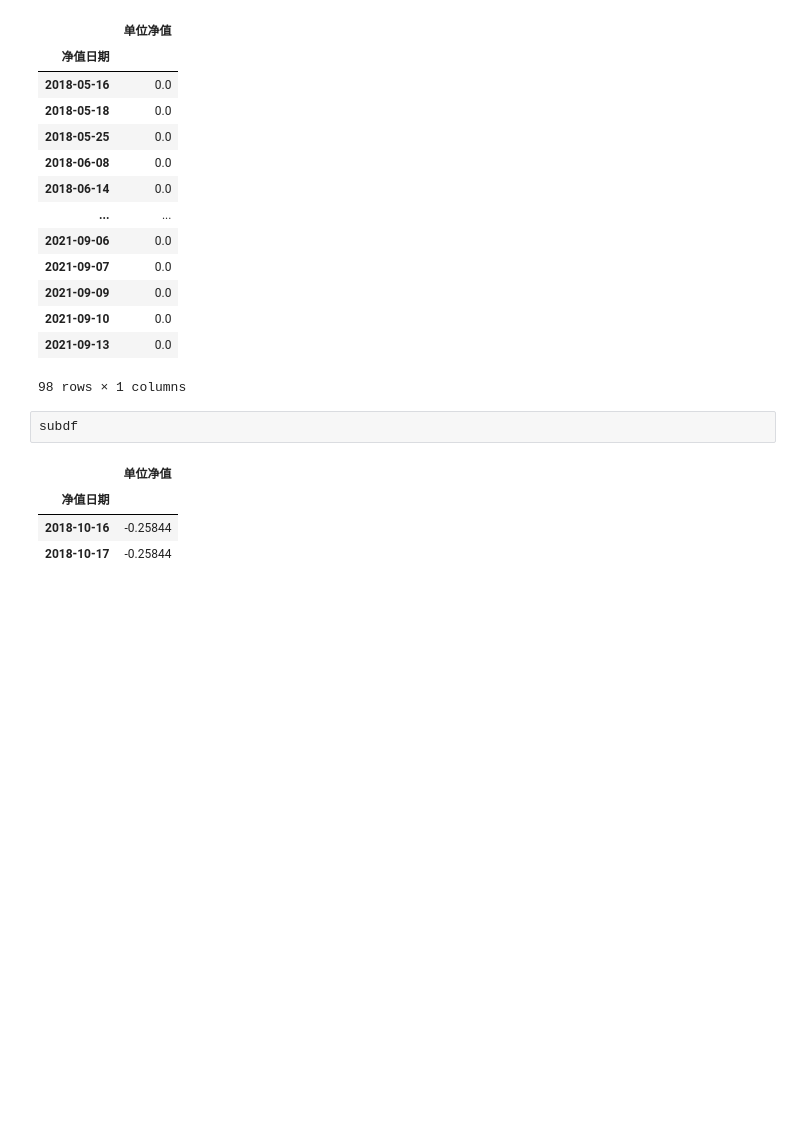
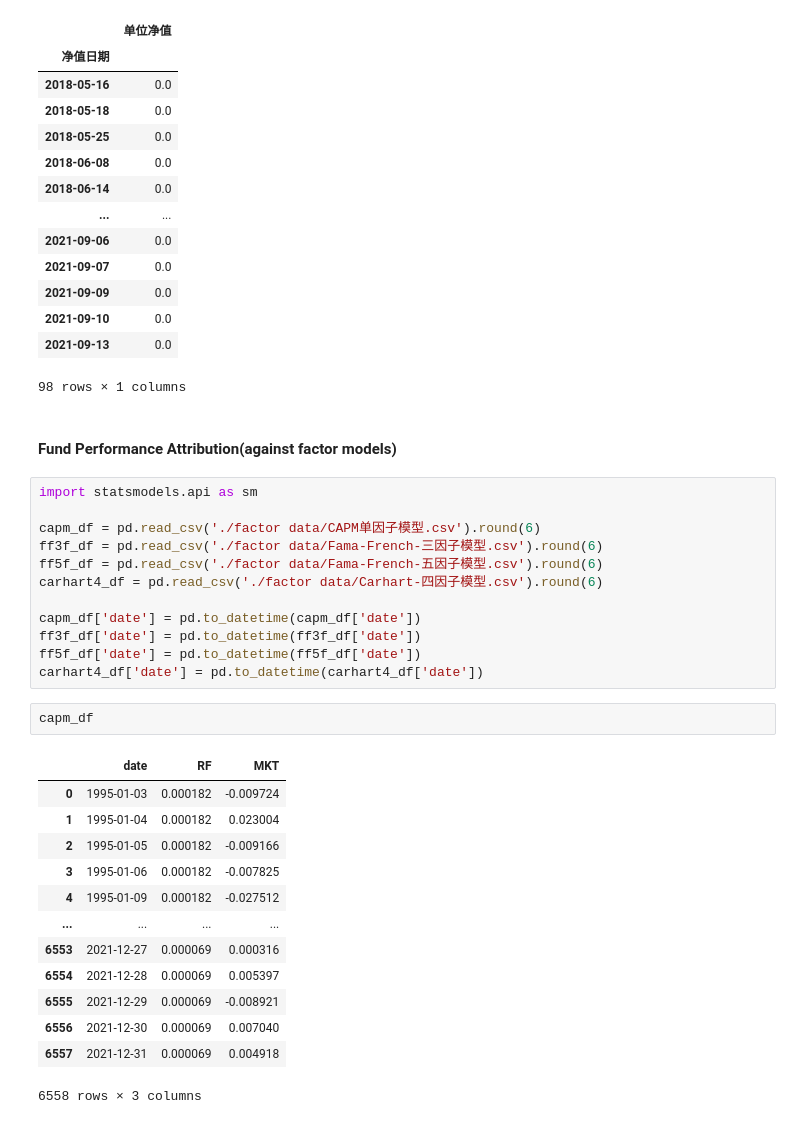
Before and after one commit to Seaaann/MyQuantReserch, a Jupyter notebook: Funds/ResearchTemplate.ipynb, the cells around one changed output. Drawn from its saved outputs; the diff is of its cells as text; blank space fills up the shorter version.

```diff
--- a/Funds/ResearchTemplate.ipynb
+++ b/Funds/ResearchTemplate.ipynb
@@ -362,10 +362,33 @@ df[df['单位净值'] == -0.0000]
 | 2021-09-10 | 0.0 |
 | 2021-09-13 | 0.0 |
 98 rows × 1 columns
-# %%
-subdf
-# %% [output]
-|  | 单位净值 |
-| 净值日期 |  |
-| 2018-10-16 | -0.25844 |
-| 2018-10-17 | -0.25844 |
+# %% [markdown]
+#### Fund Performance Attribution(against factor models)
+# %%
+import statsmodels.api as sm
+
+capm_df = pd.read_csv('./factor data/CAPM单因子模型.csv').round(6)
+ff3f_df = pd.read_csv('./factor data/Fama-French-三因子模型.csv').round(6)
+ff5f_df = pd.read_csv('./factor data/Fama-French-五因子模型.csv').round(6)
+carhart4_df = pd.read_csv('./factor data/Carhart-四因子模型.csv').round(6)
+
+capm_df['date'] = pd.to_datetime(capm_df['date'])
+ff3f_df['date'] = pd.to_datetime(ff3f_df['date'])
+ff5f_df['date'] = pd.to_datetime(ff5f_df['date'])
+carhart4_df['date'] = pd.to_datetime(carhart4_df['date'])
+# %%
+capm_df
+# %% [output]
+|  | date | RF | MKT |
+| 0 | 1995-01-03 | 0.000182 | -0.009724 |
+| 1 | 1995-01-04 | 0.000182 | 0.023004 |
+| 2 | 1995-01-05 | 0.000182 | -0.009166 |
+| 3 | 1995-01-06 | 0.000182 | -0.007825 |
+| 4 | 1995-01-09 | 0.000182 | -0.027512 |
+| ... | ... | ... | ... |
+| 6553 | 2021-12-27 | 0.000069 | 0.000316 |
+| 6554 | 2021-12-28 | 0.000069 | 0.005397 |
+| 6555 | 2021-12-29 | 0.000069 | -0.008921 |
+| 6556 | 2021-12-30 | 0.000069 | 0.007040 |
+| 6557 | 2021-12-31 | 0.000069 | 0.004918 |
+6558 rows × 3 columns
```
Also changed, not shown: parts of 6 cells of this notebook, 8 other files.
